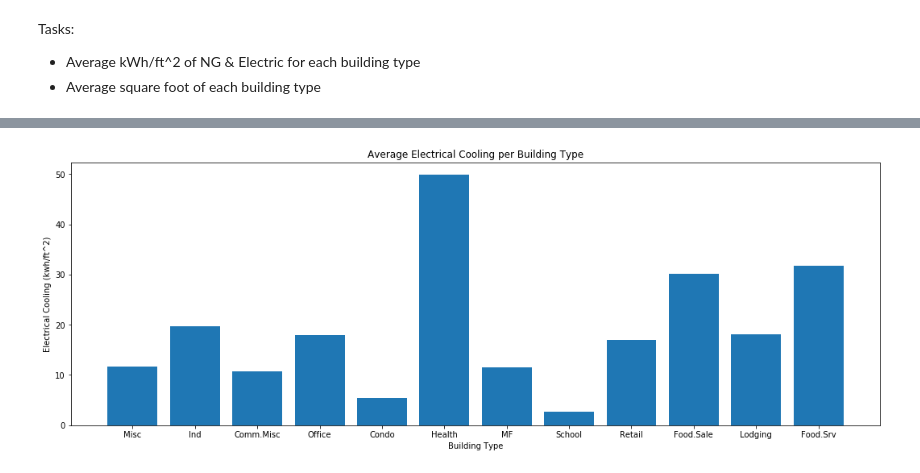
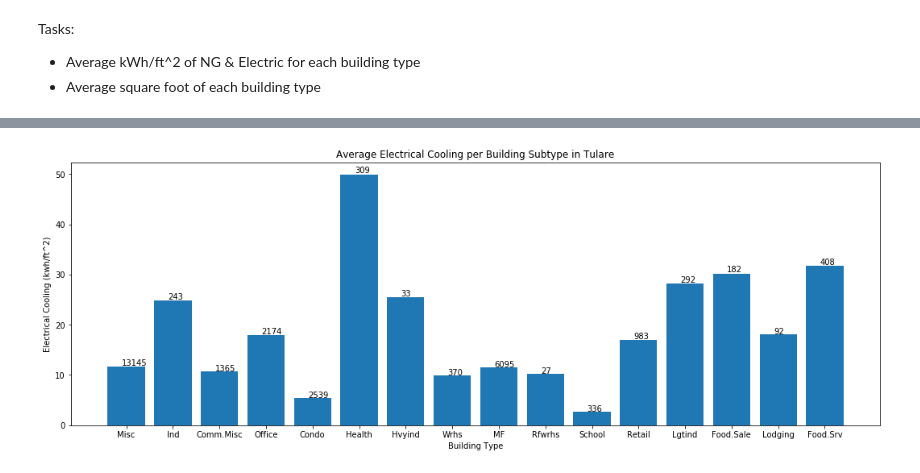
Before and after one commit to BuildingDecarb/URAP_2020, a Jupyter notebook: Buildings_FRE_TUL/Buildings.ipynb, the cells around one changed output, grey strips where cells are left out. Drawn from its saved outputs; the diff is of its cells as text; code cells hidden in the pictures.

```diff
--- a/Buildings_FRE_TUL/Buildings.ipynb
+++ b/Buildings_FRE_TUL/Buildings.ipynb
@@ -11,19 +11,27 @@ Tasks:
 - Average square foot of each building type
 # %%
 #Calculate the average "statistic" for each building type
-def avg_statistic_per_bldgtype(statistic, ylabel, title):
+def avg_statistic_per_bldgtype(csv, building_type, statistic, ylabel, title):
     from matplotlib.pyplot import figure
     avg_datas = np.array([], dtype=np.float64)
+    building_count = []
 
 
-    for i in range(TUL_raw['TYPE'].unique().size):
-        bldgtype = TUL_raw['TYPE'].unique()[i]
-        avg_data = TUL_raw[TUL_raw['TYPE']==bldgtype][statistic].mean(skipna=True)
+    for i in range(csv[building_type].unique().size):
+        bldgtype = csv[building_type].unique()[i]
+        avg_data = csv[csv[building_type]==bldgtype][statistic].mean(skipna=True)
+        building_count.append(csv[csv[building_type]==bldgtype][statistic].count())
         avg_datas = np.append(avg_datas, avg_data)
 
     figure(figsize=(18, 6))
     plt.title(title)
     plt.xlabel("Building Type")
     plt.ylabel(ylabel)
-    plt.bar(TUL_raw['TYPE'].unique(), avg_datas)
+    bars = plt.bar(csv[building_type].unique(), avg_datas)
+
+    i = 0
+    for bar in bars:
+        yval = bar.get_height()
+        plt.text(bar.get_x()+0.3, yval + (yval*0.01), str(building_count[i]))# + " Buildings")
+        i += 1
 # %%
@@ -45,4 +95,4 @@ avg_statistic_per_bldgtype('NGEUIC', 'NG Cooling (kwh/ft^2)', 'Average NG Coolin
 # %%
-avg_statistic_per_bldgtype('EEUIC', 'Electrical Cooling (kwh/ft^2)', 'Average Electrical Cooling per Building Type')
+avg_statistic_per_bldgtype(TUL_raw, 'Typef', 'EEUIC', 'Electrical Cooling (kwh/ft^2)', 'Average Electrical Cooling per Building Subtype in Tulare')
 # %% [output]
-[figure, old version]
+[figure, new version]
```
Also changed, not shown: parts of 14 cells of this notebook.
